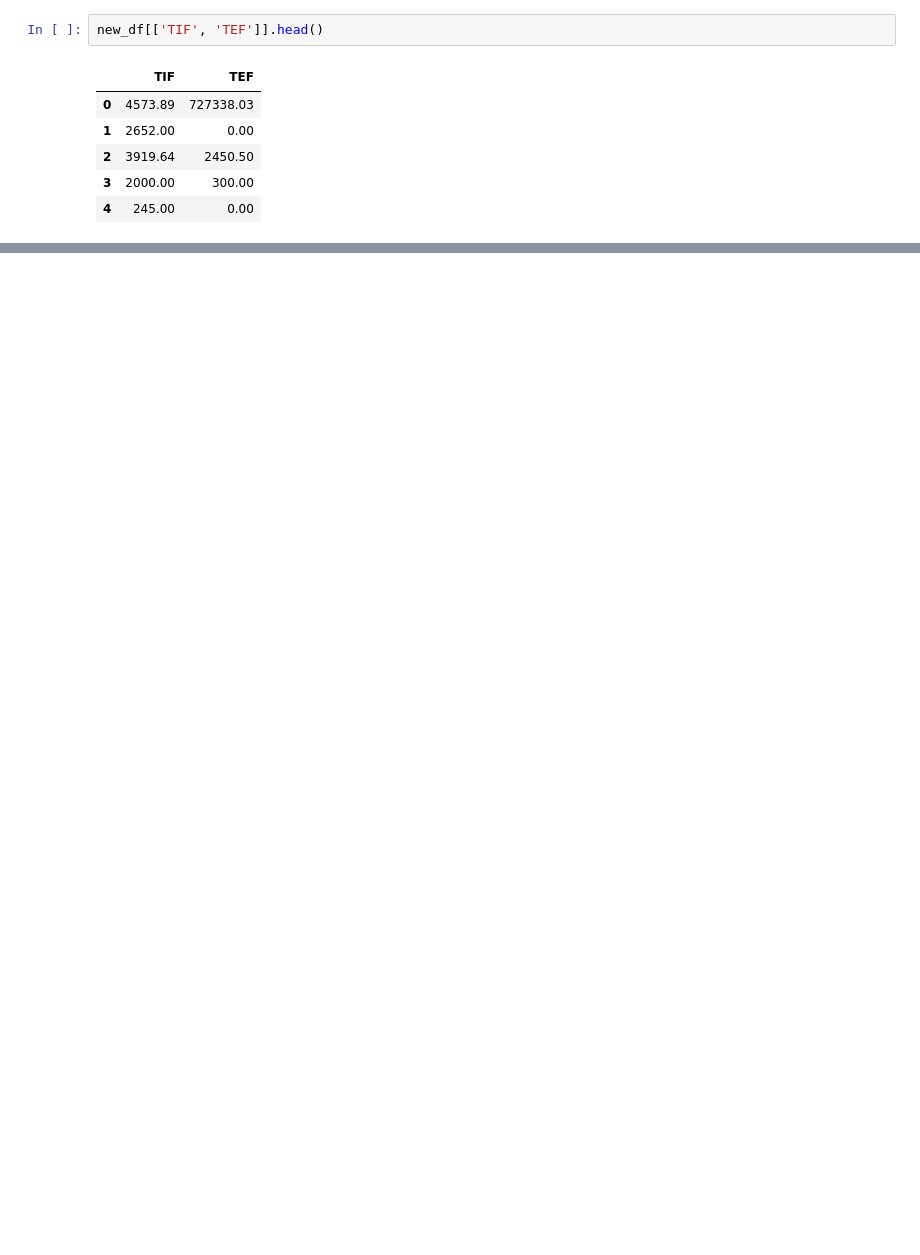
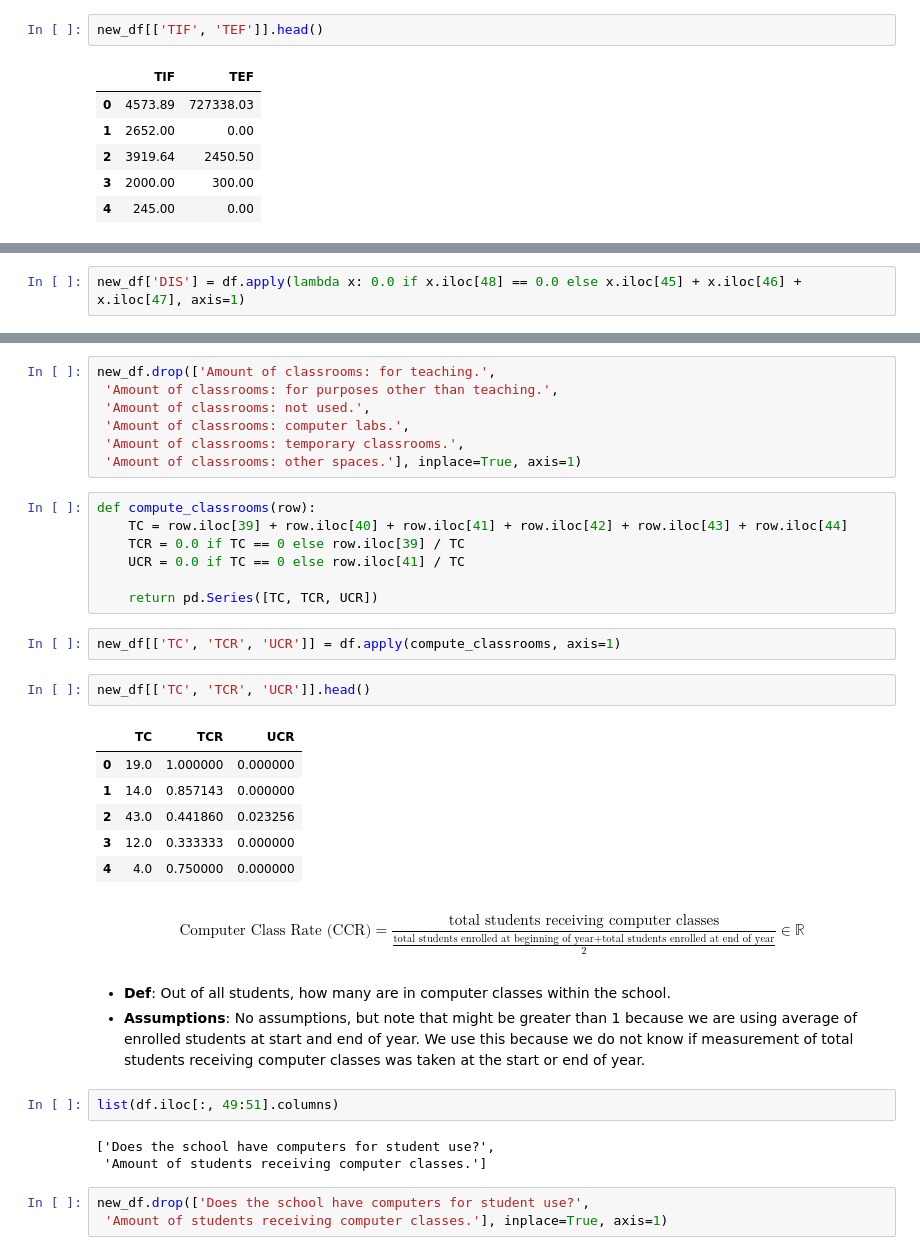
Before and after one commit to guillermo-avelar/dropout-predictor, a Jupyter notebook: dropout-predictor/notebooks/1.0-ga-data-cleaning.ipynb, the cells around one changed output, grey strips where cells are left out. Cells and saved outputs as stored; diff of their text form; blank space fills up the shorter version.

```diff
--- a/dropout-predictor/notebooks/1.0-ga-data-cleaning.ipynb
+++ b/dropout-predictor/notebooks/1.0-ga-data-cleaning.ipynb
@@ -302,0 +351,2 @@ list(df.iloc[:10, 28:36].columns)
+# %%
+new_df['DIS'] = df.apply(lambda x: 0.0 if x.iloc[48] == 0.0 else x.iloc[45] + x.iloc[46] + x.iloc[47], axis=1)
@@ -302,0 +391,40 @@ list(df.iloc[:10, 28:36].columns)
+# %%
+new_df.drop(['Amount of classrooms: for teaching.',
+ 'Amount of classrooms: for purposes other than teaching.',
+ 'Amount of classrooms: not used.',
+ 'Amount of classrooms: computer labs.',
+ 'Amount of classrooms: temporary classrooms.',
+ 'Amount of classrooms: other spaces.'], inplace=True, axis=1)
+# %%
+def compute_classrooms(row):
+    TC = row.iloc[39] + row.iloc[40] + row.iloc[41] + row.iloc[42] + row.iloc[43] + row.iloc[44]
+    TCR = 0.0 if TC == 0 else row.iloc[39] / TC
+    UCR = 0.0 if TC == 0 else row.iloc[41] / TC
+
+    return pd.Series([TC, TCR, UCR])
+# %%
+new_df[['TC', 'TCR', 'UCR']] = df.apply(compute_classrooms, axis=1)
+# %%
+new_df[['TC', 'TCR', 'UCR']].head()
+# %% [output]
+|  | TC | TCR | UCR |
+| 0 | 19.0 | 1.000000 | 0.000000 |
+| 1 | 14.0 | 0.857143 | 0.000000 |
+| 2 | 43.0 | 0.441860 | 0.023256 |
+| 3 | 12.0 | 0.333333 | 0.000000 |
+| 4 | 4.0 | 0.750000 | 0.000000 |
+# %% [markdown]
+\begin{equation}
+\text{Computer Class Rate (CCR)} = \frac{\text{total students receiving computer classes}}{\frac{\text{total students enrolled at beginning of year} + \text{total students enrolled at end of year}}{2}} \in \mathbb{R}
+\end{equation}
+# %% [markdown]
+- **Def**: Out of all students, how many are in computer classes within the school.
+- **Assumptions**: No assumptions, but note that might be greater than 1 because we are using average of enrolled students at start and end of year. We use this because we do not know if measurement of total students receiving computer classes was taken at the start or end of year.
+# %%
+list(df.iloc[:, 49:51].columns)
+# %% [output]
+['Does the school have computers for student use?',
+ 'Amount of students receiving computer classes.']
+# %%
+new_df.drop(['Does the school have computers for student use?',
+ 'Amount of students receiving computer classes.'], inplace=True, axis=1)
```
Also changed, not shown: parts of 44 cells of this notebook.
